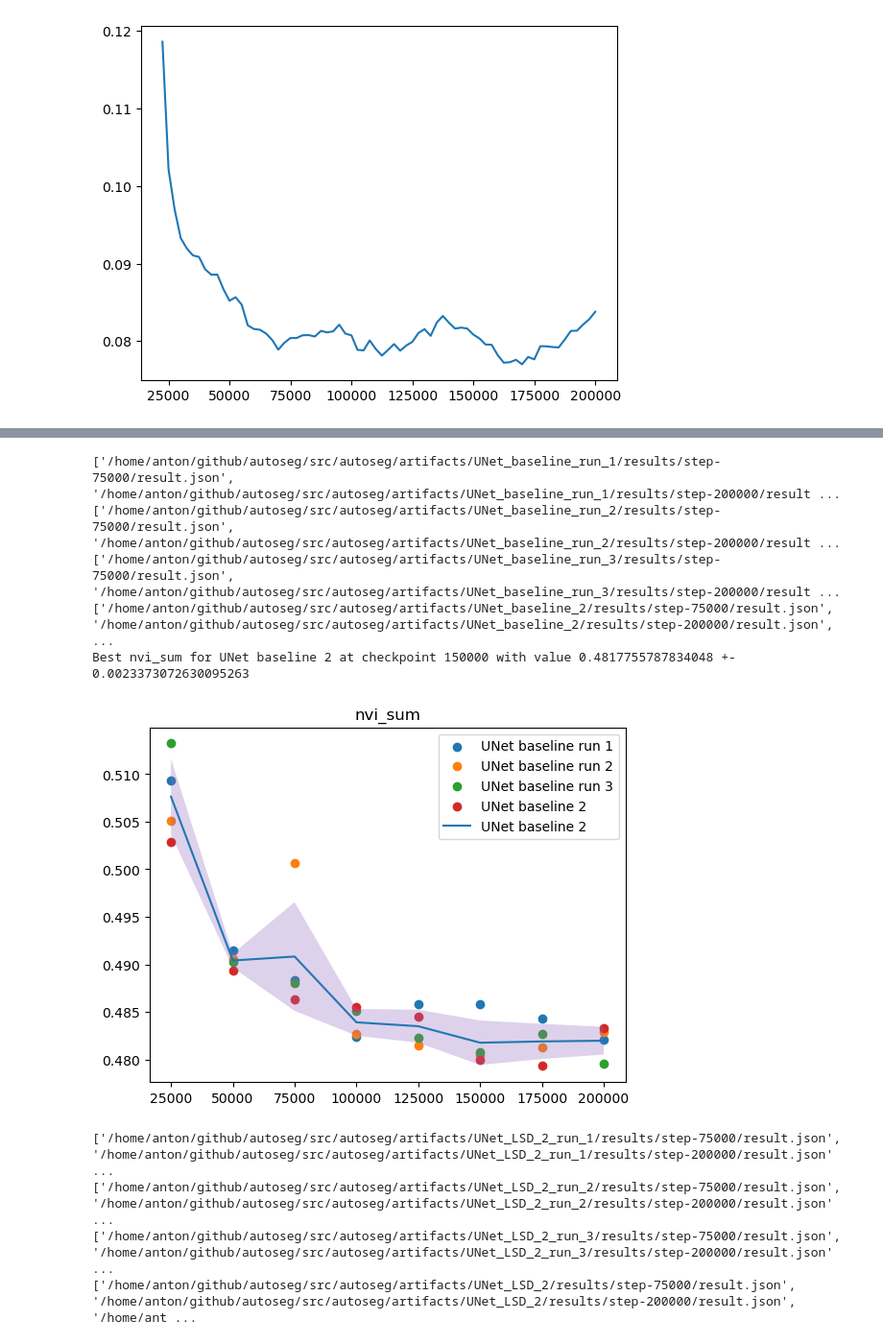
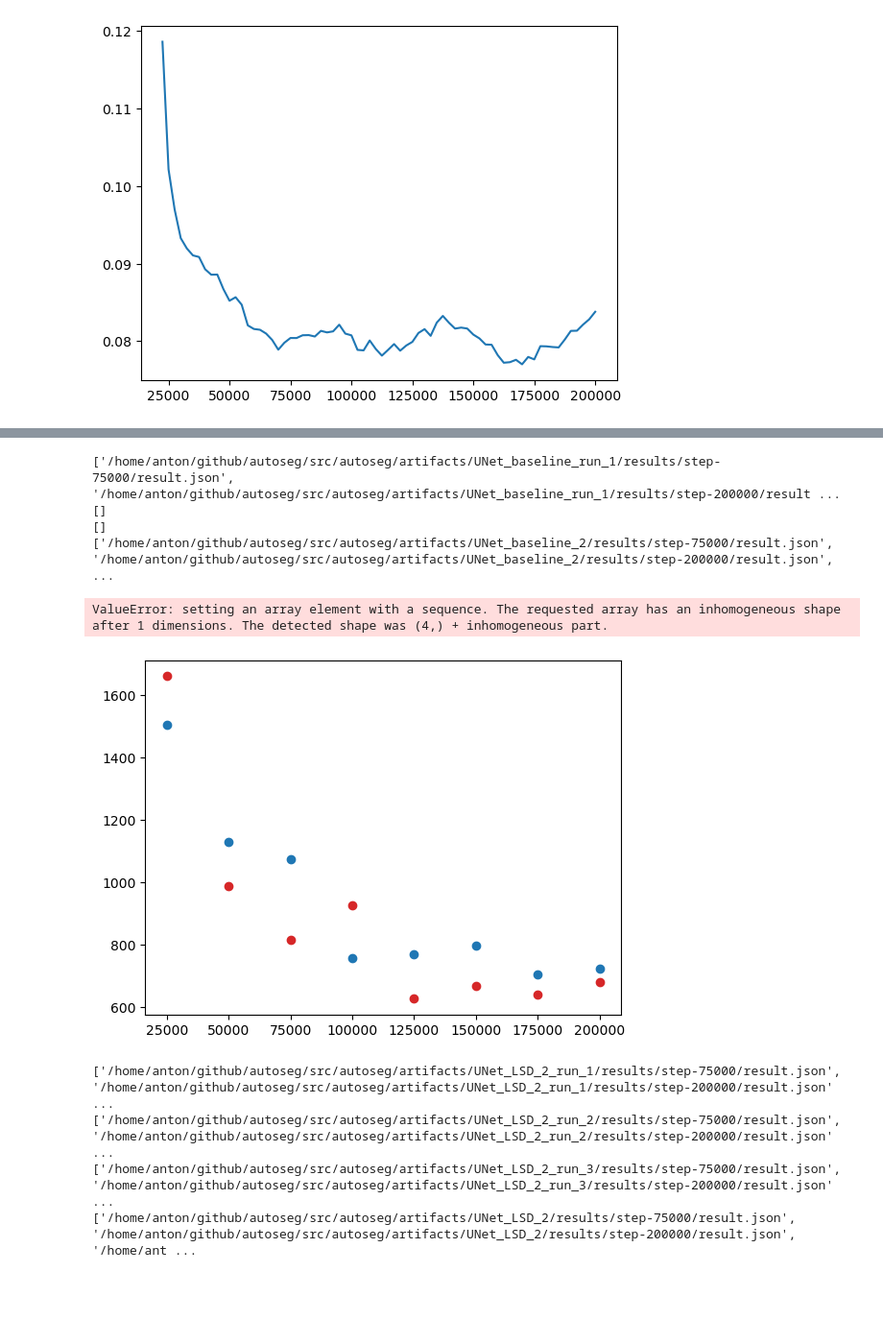
Before and after one commit to anforsm/autoseg, a Jupyter notebook: src/autoseg/results.ipynb, the cells around one changed output, grey strips where cells are left out. Shown: that part at 96% size. Saved outputs shown, nothing was run; the diff lists cells and outputs as text; code cells hidden in the pictures; blank space fills up the shorter version.

Commit message:
config and results

```diff
--- a/src/autoseg/results.ipynb
+++ b/src/autoseg/results.ipynb
@@ -40,7 +43,14 @@ def get_vals_for_metric(metric, files):
   return xs, vals
 
 def get_metrics_for_model(model_name):
-  path = f"/home/anton/github/autoseg/src/autoseg/artifacts/{model_name.replace(' ', '_')}/results"
+  if model_name.endswith(" old"):
+    model_name = model_name.replace(" old", "")
+    path = f"/home/anton/github/autoseg/src/autoseg/artifacts/{model_name.replace(' ', '_')}/results_old"
+  else:
+    path = f"/home/anton/github/autoseg/src/autoseg/artifacts/{model_name.replace(' ', '_')}/results"
+  #if not glob.glob(path):
+  #  path = f"/home/anton/github/autoseg/src/autoseg/artifacts/{model_name.replace(' ', '_')}/results_old"
+
   files = glob.glob(path + "/step-*/result.json")
   for f in files:
     if "step-0" in f:
@@ -102,17 +208,17 @@ def compare_models(models, metric, scatter=False):
 # %%
 #compare_models(["UNet baseline 2", "UNet LSD 2", "UNet baseline schedule free 2", "UNet LSD GELU LayerNorm"], "voi_sum")
 #compare_models(["UNet baseline 2", "UNet LSD 2"], "skel_mods")
 #compare_models([["UNet baseline run 1", "UNet baseline run 2", "UNet baseline run 3", "UNet baseline 2"], ["UNet LSD 2 run 1", "UNet LSD 2 run 2", "UNet LSD 2 run 3"]], "skel_mods")
-compare_models([["UNet baseline run 1", "UNet baseline run 2", "UNet baseline run 3", "UNet baseline 2"]], "nvi_sum", scatter=True)
+compare_models([["UNet baseline run 1", "UNet baseline run 2", "UNet baseline run 3", "UNet baseline 2"]], "skel_mods", scatter=True)
 #compare_models([["UNet LSD 2 run 1", "UNet LSD 2 run 2", "UNet LSD 2 run 3", "UNet LSD 2"]], "skel_mods")
 #compare_models(["UNet baseline run 1", "UNet baseline run 2", "UNet baseline run 3", ["UNet baseline run 1", "UNet baseline run 2", "UNet baseline run 3"]], "skel_mods")
 # %% [output]
 ['/home/anton/github/autoseg/src/autoseg/artifacts/UNet_baseline_run_1/results/step-75000/result.json', '/home/anton/github/autoseg/src/autoseg/artifacts/UNet_baseline_run_1/results/step-200000/result ...
-['/home/anton/github/autoseg/src/autoseg/artifacts/UNet_baseline_run_2/results/step-75000/result.json', '/home/anton/github/autoseg/src/autoseg/artifacts/UNet_baseline_run_2/results/step-200000/result ...
-['/home/anton/github/autoseg/src/autoseg/artifacts/UNet_baseline_run_3/results/step-75000/result.json', '/home/anton/github/autoseg/src/autoseg/artifacts/UNet_baseline_run_3/results/step-200000/result ...
+[]
+[]
 ['/home/anton/github/autoseg/src/autoseg/artifacts/UNet_baseline_2/results/step-75000/result.json', '/home/anton/github/autoseg/src/autoseg/artifacts/UNet_baseline_2/results/step-200000/result.json',  ...
-Best nvi_sum for UNet baseline 2 at checkpoint 150000 with value 0.4817755787834048 +- 0.0023373072630095263
+ValueError: setting an array element with a sequence. The requested array has an inhomogeneous shape after 1 dimensions. The detected shape was (4,) + inhomogeneous part.
-[figure, old version]
+[figure, new version]
 # %%
 compare_models([["UNet LSD 2 run 1", "UNet LSD 2 run 2", "UNet LSD 2 run 3", "UNet LSD 2"]], "skel_mods")
 # %% [output]
```
Also changed, not shown: parts of 10 cells of this notebook, 4 other files.
